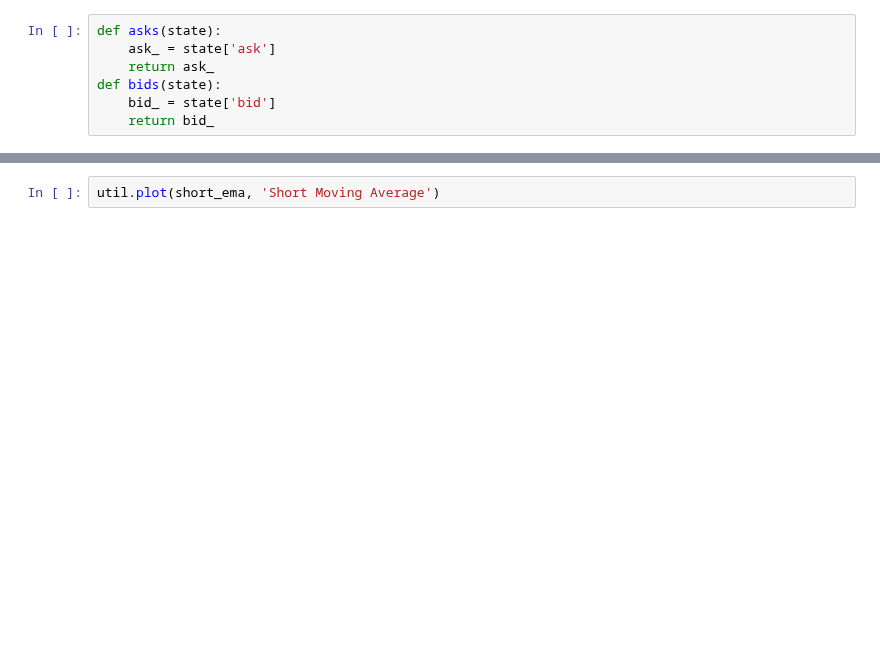
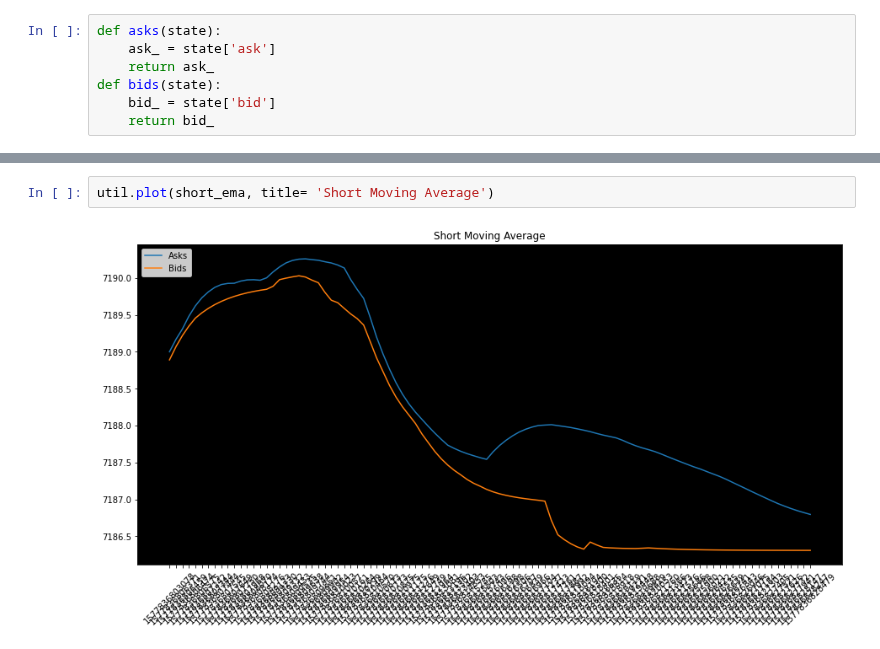
Before and after one commit to giladbarnea/scratches, a Jupyter notebook: efficient-frontier/home-task/algo-home-task/efficient_frontier_small.ipynb, the cells around one changed output, grey strips where cells are left out. Saved outputs shown, nothing was run; the diff lists cells and outputs as text; blank space fills up the shorter version.

Commit message:
efficient frontier util.py plotmany overloads

```diff
--- a/efficient-frontier/home-task/algo-home-task/efficient_frontier_small.ipynb
+++ b/efficient-frontier/home-task/algo-home-task/efficient_frontier_small.ipynb
@@ -41,5 +120,7 @@ short_ema = assetA.ewm(span=12,adjust=False).mean()
 # %%
-util.plot(short_ema, 'Short Moving Average')
+util.plot(short_ema, title= 'Short Moving Average')
+# %% [output]
+[figure, added]
 # %%
 # long term exponential moving average
 long_ema = assetA.ewm(span=26,adjust=False).mean()
```
Also changed, not shown: parts of 15 cells of this notebook, 1 other file.
